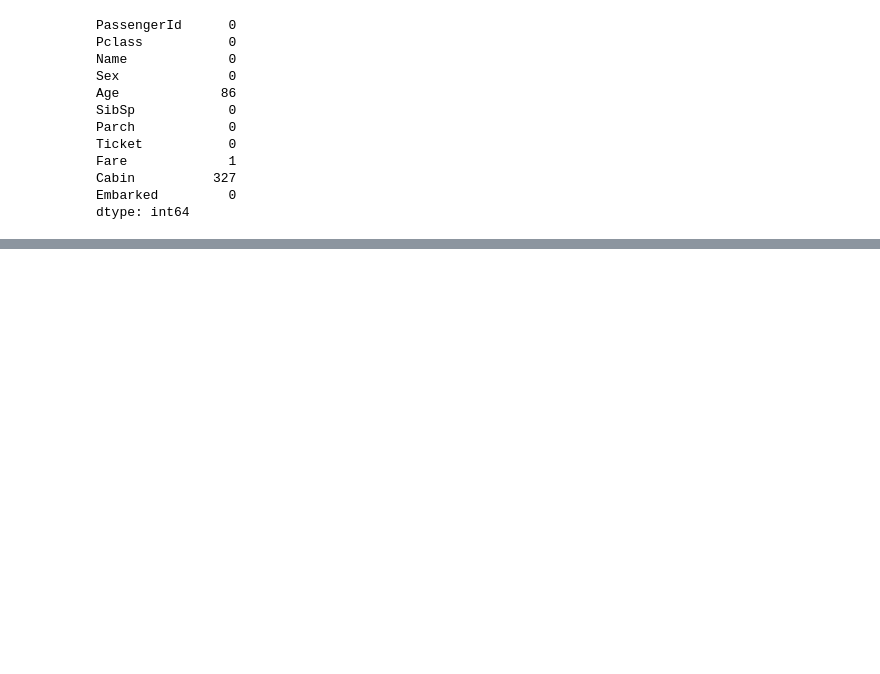
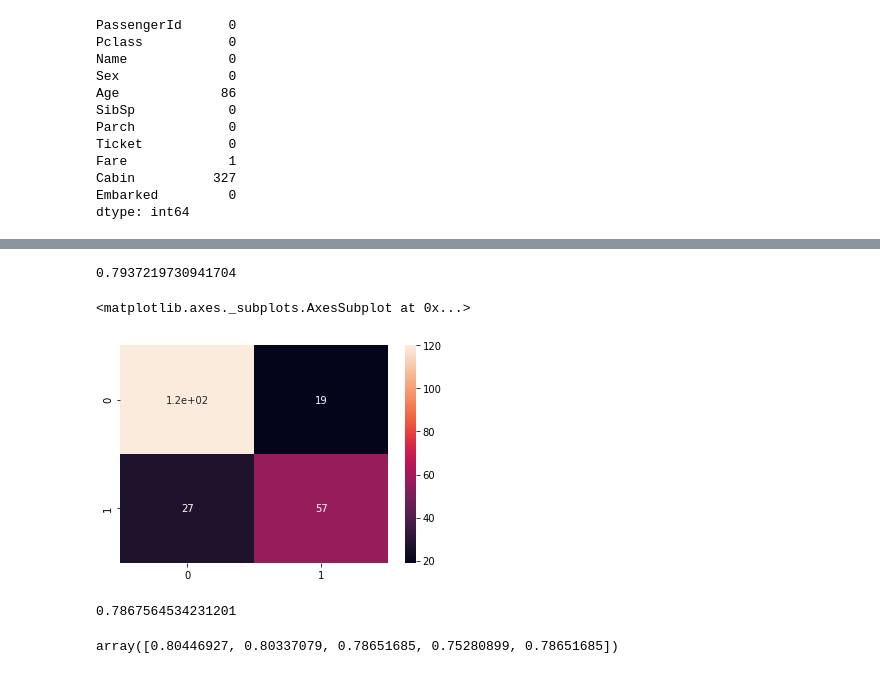
Before and after one commit to operixon/mlsg-kaggle, a Jupyter notebook: Titanic.ipynb, the cells around one changed output, grey strips where cells are left out. Saved outputs shown, nothing was run; the diff lists cells and outputs as text; code cells hidden in the pictures; blank space fills up the shorter version.

```diff
--- a/Titanic.ipynb
+++ b/Titanic.ipynb
@@ -310,0 +361,2 @@ dtype: int64
+# %%
+df_train = pd.get_dummies(train_titanic, drop_first=True, columns=["Sex", "Embarked"])
@@ -310,0 +398,35 @@ dtype: int64
+# %%
+model = LogisticRegression()
+
+X = df_train[["Sex_male"]].values
+Y = df_train["Survived"].values
+
+x_train, x_test, y_train, y_test = train_test_split(X, Y, test_size=0.25, random_state=123)
+
+model.fit(x_train, y_train)
+
+y_predicted = model.predict(x_test)
+
+accuracy_score(y_test, y_predicted)
+# %% [output]
+0.7937219730941704
+# %%
+sns.heatmap(confusion_matrix(y_test, y_predicted), annot=True)
+# %% [output]
+<matplotlib.axes._subplots.AxesSubplot at 0x...>
+[figure, added]
+# %%
+model = LogisticRegression()
+
+x_train = df_train[["Sex_male"]].values
+y_train = df_train["Survived"].values
+
+y_predicted = cross_val_predict(model, x_train, y_train, cv=4)
+
+accuracy_score(y_train, y_predicted)
+# %% [output]
+0.7867564534231201
+# %%
+cross_val_score(model, x_train, y_train, scoring="accuracy")
+# %% [output]
+array([0.80446927, 0.80337079, 0.78651685, 0.75280899, 0.78651685])
```
Also changed, not shown: parts of 9 cells of this notebook.
